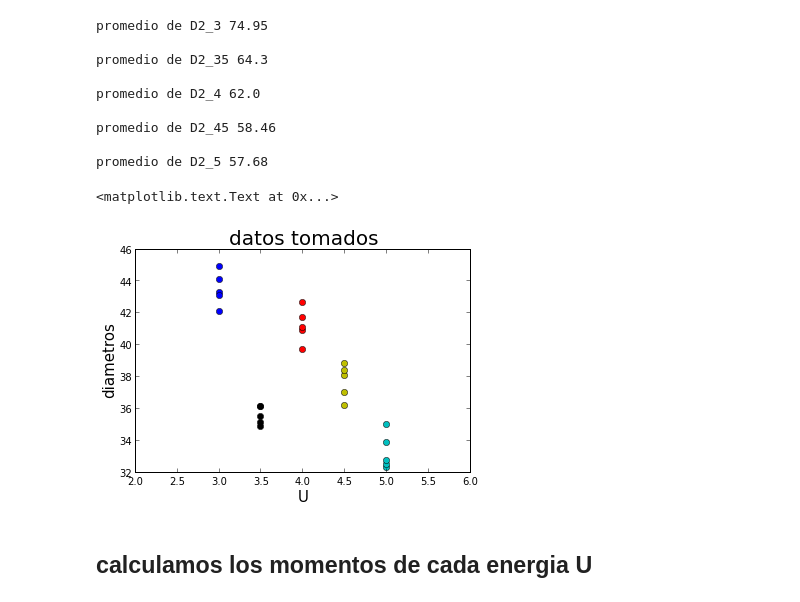
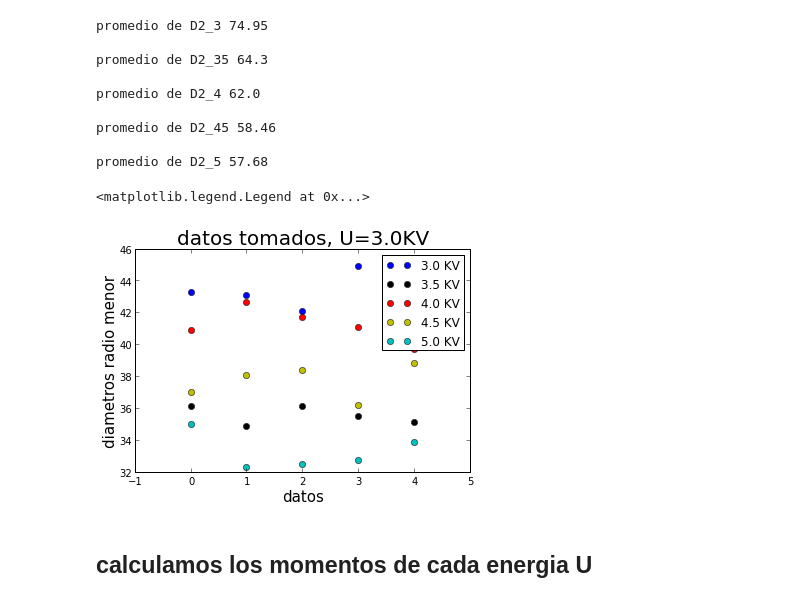
Before and after one commit to daniel-lozano/lab-intermedio, a Jupyter notebook: Difraccion.ipynb, the cells around one changed output. Saved outputs shown, nothing was run; the diff lists cells and outputs as text; code cells hidden in the pictures.

```diff
--- a/Difraccion.ipynb
+++ b/Difraccion.ipynb
@@ -122,19 +122,22 @@ promedio de D2_4 62.0
 promedio de D2_45 58.46
 
 promedio de D2_5 57.68
-# %%
-plot([3,3,3,3,3],D1_3,"bo")
-plot([3.5,3.5,3.5,3.5,3.5],D1_45,"ko")
-plot([4,4,4,4,4],D1_35,"ro")
-plot([4.5,4.5,4.5,4.5,4.5],D1_4,"yo")
-plot([5,5,5,5,5],D1_5,"co")
-xlim(2,6)
-title("datos tomados",size=20)
-xlabel("U",size=15)
-ylabel("diametros",size=15)
-# %% [output]
-<matplotlib.text.Text at 0x...>
-[figure, removed]
+# %%
+plot(D1_3,"bo",label="3.0 KV")
+title("datos tomados, U=3.0KV",size=20)
+xlabel("datos",size=15)
+ylabel("diametros radio menor",size=15)
+
+xlim(-1,5)
+
+plot(D1_45,"ko",label="3.5 KV")
+plot(D1_35,"ro",label="4.0 KV")
+plot(D1_4,"yo",label="4.5 KV")
+plot(D1_5,"co",label="5.0 KV")
+legend()
+# %% [output]
+<matplotlib.legend.Legend at 0x...>
+[figure, added]
 # %% [markdown]
 ## calculamos los momentos de cada energia U
 # %%
```
Also changed, not shown: parts of 12 cells of this notebook, 3 other files.
